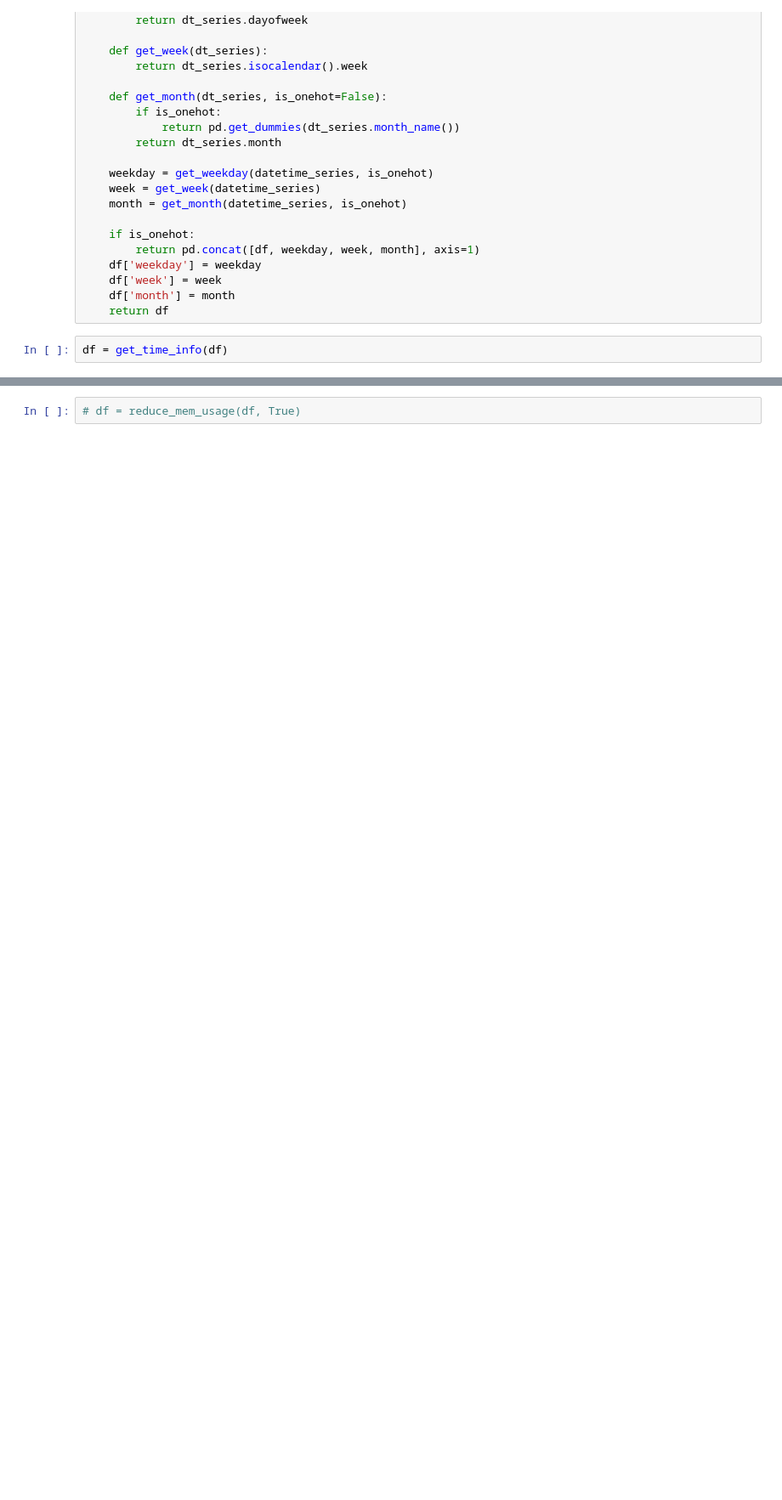
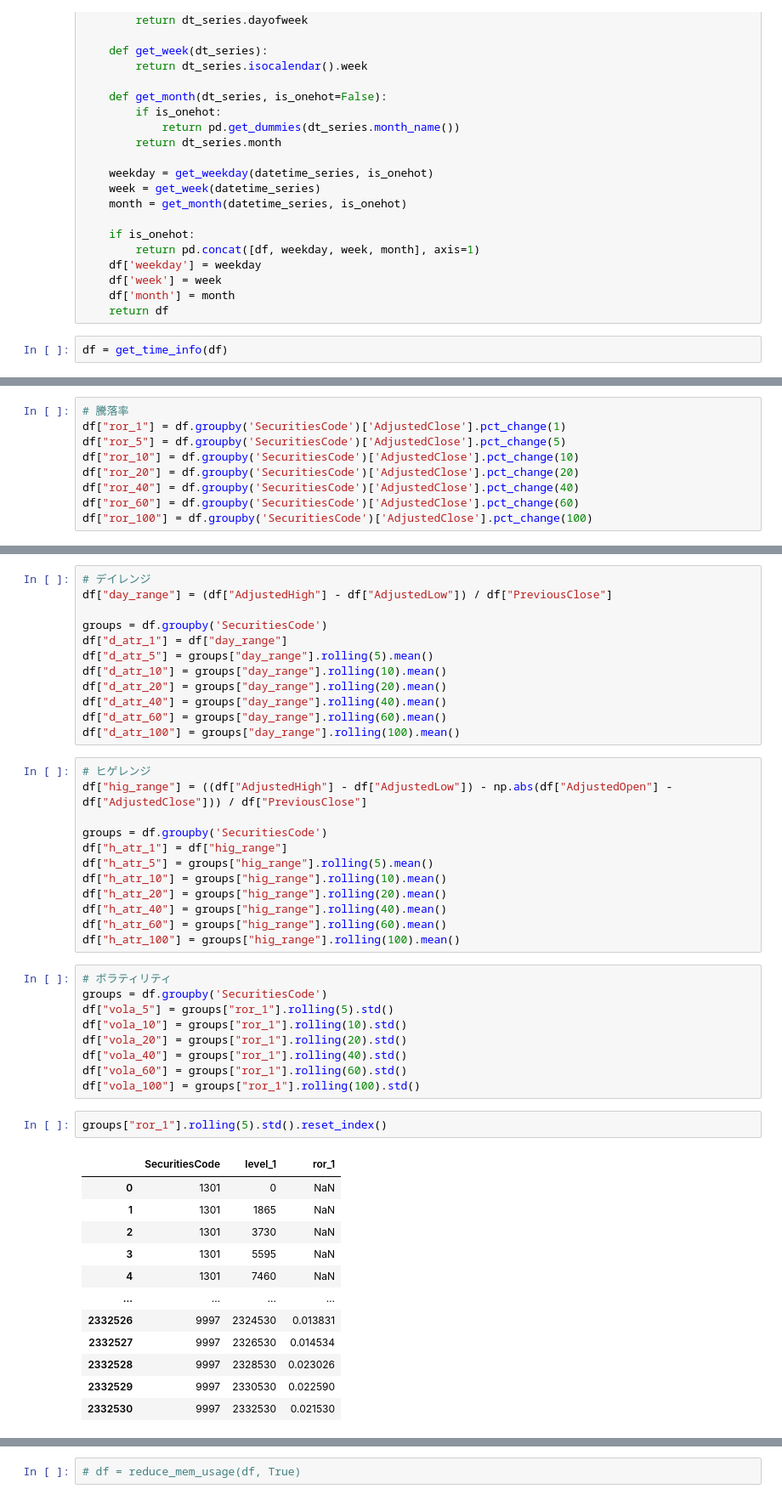
Before and after one commit to yoshinori77/jpx_tokyo_market_prediction, a Jupyter notebook: notebook/preparation.ipynb, the cells around one changed output, grey strips where cells are left out. Shown at 85% size. Drawn from its saved outputs; the diff is of its cells as text; blank space fills up the shorter version.

```diff
--- a/notebook/preparation.ipynb
+++ b/notebook/preparation.ipynb
@@ -125,0 +232,9 @@ df
+# %%
+# 騰落率
+df["ror_1"] = df.groupby('SecuritiesCode')['AdjustedClose'].pct_change(1)
+df["ror_5"] = df.groupby('SecuritiesCode')['AdjustedClose'].pct_change(5)
+df["ror_10"] = df.groupby('SecuritiesCode')['AdjustedClose'].pct_change(10)
+df["ror_20"] = df.groupby('SecuritiesCode')['AdjustedClose'].pct_change(20)
+df["ror_40"] = df.groupby('SecuritiesCode')['AdjustedClose'].pct_change(40)
+df["ror_60"] = df.groupby('SecuritiesCode')['AdjustedClose'].pct_change(60)
+df["ror_100"] = df.groupby('SecuritiesCode')['AdjustedClose'].pct_change(100)
@@ -125,0 +288,48 @@ df
+# %%
+# デイレンジ
+df["day_range"] = (df["AdjustedHigh"] - df["AdjustedLow"]) / df["PreviousClose"]
+
+groups = df.groupby('SecuritiesCode')
+df["d_atr_1"] = df["day_range"]
+df["d_atr_5"] = groups["day_range"].rolling(5).mean()
+df["d_atr_10"] = groups["day_range"].rolling(10).mean()
+df["d_atr_20"] = groups["day_range"].rolling(20).mean()
+df["d_atr_40"] = groups["day_range"].rolling(40).mean()
+df["d_atr_60"] = groups["day_range"].rolling(60).mean()
+df["d_atr_100"] = groups["day_range"].rolling(100).mean()
+# %%
+# ヒゲレンジ
+df["hig_range"] = ((df["AdjustedHigh"] - df["AdjustedLow"]) - np.abs(df["AdjustedOpen"] - df["AdjustedClose"])) / df["PreviousClose"]
+
+groups = df.groupby('SecuritiesCode')
+df["h_atr_1"] = df["hig_range"]
+df["h_atr_5"] = groups["hig_range"].rolling(5).mean()
+df["h_atr_10"] = groups["hig_range"].rolling(10).mean()
+df["h_atr_20"] = groups["hig_range"].rolling(20).mean()
+df["h_atr_40"] = groups["hig_range"].rolling(40).mean()
+df["h_atr_60"] = groups["hig_range"].rolling(60).mean()
+df["h_atr_100"] = groups["hig_range"].rolling(100).mean()
+# %%
+# ボラティリティ
+groups = df.groupby('SecuritiesCode')
+df["vola_5"] = groups["ror_1"].rolling(5).std()
+df["vola_10"] = groups["ror_1"].rolling(10).std()
+df["vola_20"] = groups["ror_1"].rolling(20).std()
+df["vola_40"] = groups["ror_1"].rolling(40).std()
+df["vola_60"] = groups["ror_1"].rolling(60).std()
+df["vola_100"] = groups["ror_1"].rolling(100).std()
+# %%
+groups["ror_1"].rolling(5).std().reset_index()
+# %% [output]
+|  | SecuritiesCode | level_1 | ror_1 |
+| 0 | 1301 | 0 | NaN |
+| 1 | 1301 | 1865 | NaN |
+| 2 | 1301 | 3730 | NaN |
+| 3 | 1301 | 5595 | NaN |
+| 4 | 1301 | 7460 | NaN |
+| ... | ... | ... | ... |
+| 2332526 | 9997 | 2324530 | 0.013831 |
+| 2332527 | 9997 | 2326530 | 0.014534 |
+| 2332528 | 9997 | 2328530 | 0.023026 |
+| 2332529 | 9997 | 2330530 | 0.022590 |
+| 2332530 | 9997 | 2332530 | 0.021530 |
```
Also changed, not shown: parts of 126 cells of this notebook, 14 other files.
